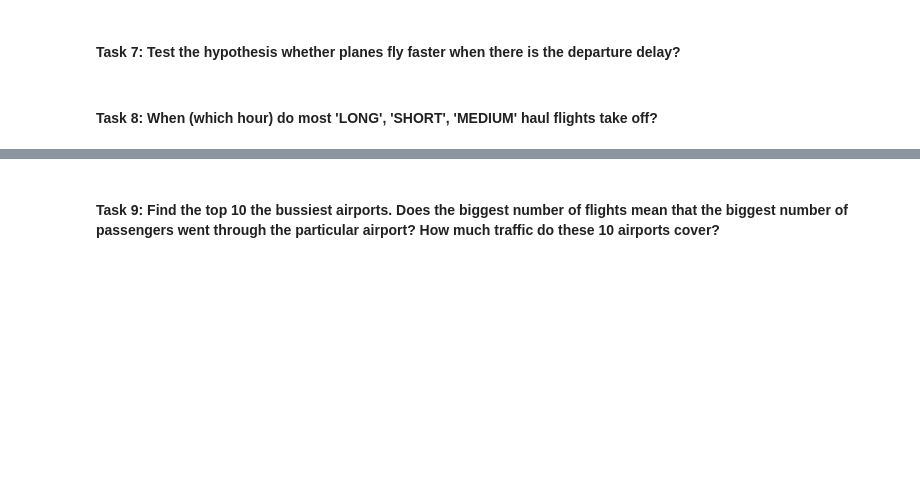
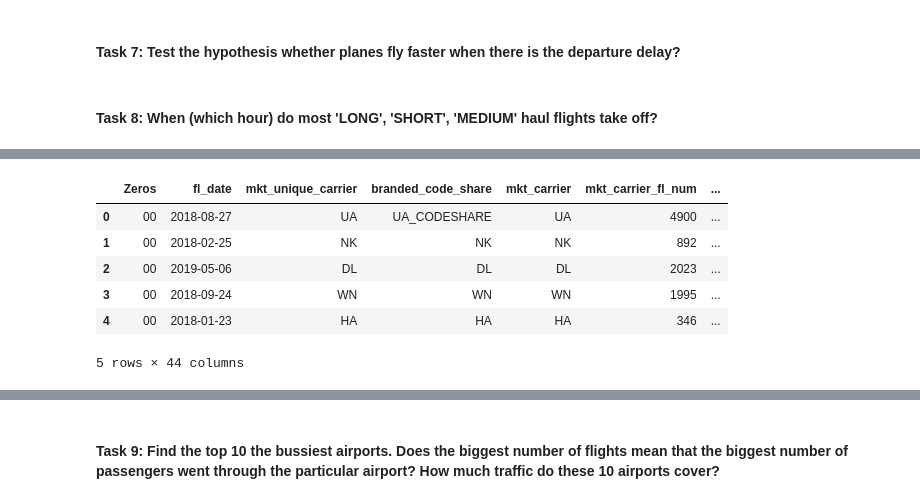
Before and after one commit to anzhgrdva/Predicting_Flight_Delays, a Jupyter notebook: EDA/Tasks 6-10.ipynb, the cells around one changed output, grey strips where cells are left out. Cells and saved outputs as stored; diff of their text form; code cells hidden in the pictures; blank space fills up the shorter version.

```diff
--- a/EDA/Tasks 6-10.ipynb
+++ b/EDA/Tasks 6-10.ipynb
@@ -178,0 +198,12 @@ US States:  ['CA', 'TX', 'FL', 'IL', 'NY', 'GA', 'NC']
+# %%
+# Divide the flight into short, medium, and long haul flights based on air-time
+length=[]
+
+for i in df_flights['air_time']:
+    if i < (180): # less than 3 hours
+        length.append('short')
+    elif (i >= (180)) and (i <= (360)): #between 3 and 6 hours
+        length.append('medium')
+    else: length.append('long') # more than 6 hours
+
+df_flights['haul_length'] = length
@@ -178,0 +237,10 @@ US States:  ['CA', 'TX', 'FL', 'IL', 'NY', 'GA', 'NC']
+# %%
+df_flights.head()
+# %% [output]
+|  | Zeros | fl_date | mkt_unique_carrier | branded_code_share | mkt_carrier | mkt_carrier_fl_num | ... |
+| 0 | 00 | 2018-08-27 | UA | UA_CODESHARE | UA | 4900 | ... |
+| 1 | 00 | 2018-02-25 | NK | NK | NK | 892 | ... |
+| 2 | 00 | 2019-05-06 | DL | DL | DL | 2023 | ... |
+| 3 | 00 | 2018-09-24 | WN | WN | WN | 1995 | ... |
+| 4 | 00 | 2018-01-23 | HA | HA | HA | 346 | ... |
+5 rows × 44 columns
```
Also changed, not shown: parts of 15 cells of this notebook, 1 other file.
